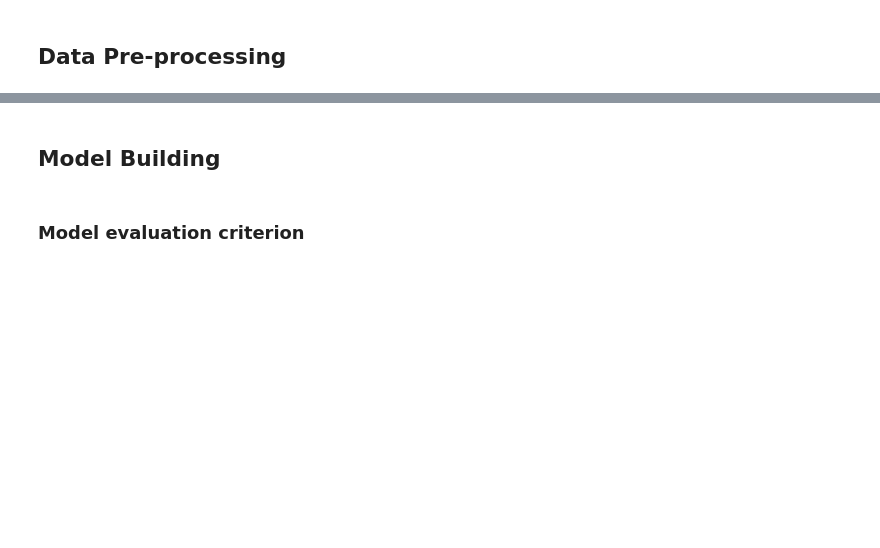
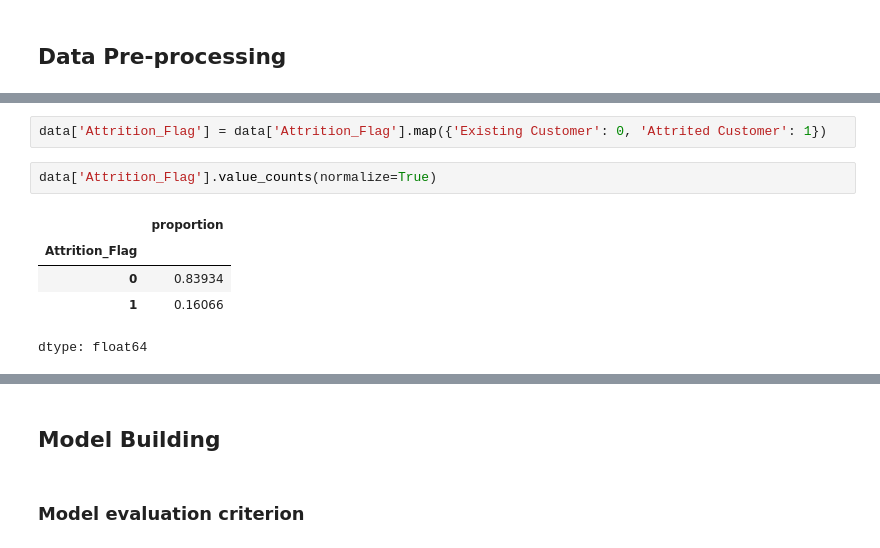
Before and after one commit to sheikhomer/CreditCardChurnPrediction, a Jupyter notebook: AML_Project_LearnerNotebook_FullCode.ipynb, the cells around one changed output, grey strips where cells are left out. Cells and saved outputs as stored; diff of their text form; blank space fills up the shorter version.

```diff
--- a/AML_Project_LearnerNotebook_FullCode.ipynb
+++ b/AML_Project_LearnerNotebook_FullCode.ipynb
@@ -778,0 +862,10 @@ Card_Category has no effect on Attrition_Flag as the p_value (0.525) > 0.05
+# %%
+data['Attrition_Flag'] = data['Attrition_Flag'].map({'Existing Customer': 0, 'Attrited Customer': 1})
+# %%
+data['Attrition_Flag'].value_counts(normalize=True)
+# %% [output]
+|  | proportion |
+| Attrition_Flag |  |
+| 0 | 0.83934 |
+| 1 | 0.16066 |
+dtype: float64
```
Also changed, not shown: parts of 31 cells of this notebook.
